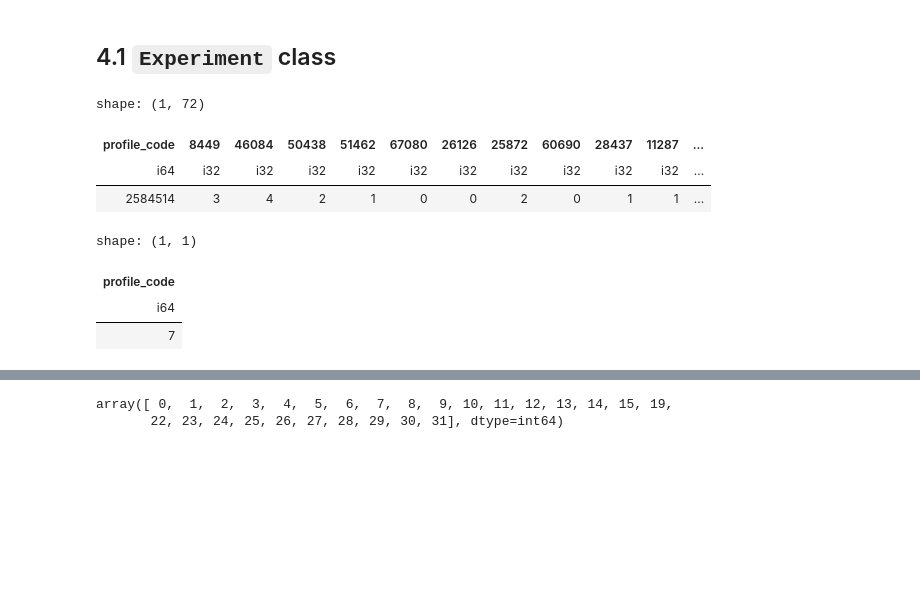
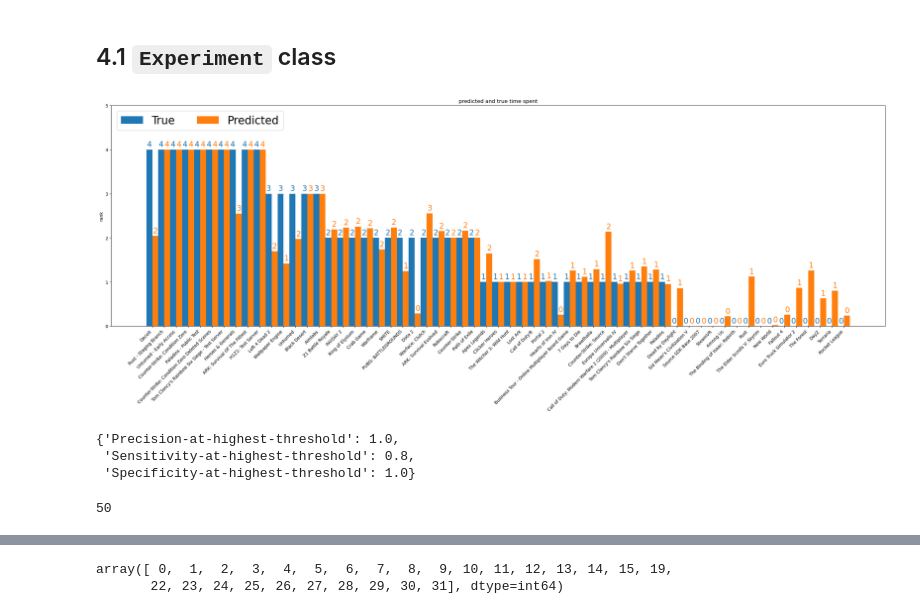
Before and after one commit to Polatucha16/steam_data, a Jupyter notebook: CSMC_experiments.ipynb, the cells around one changed output, grey strips where cells are left out. Cells and saved outputs as stored; diff of their text form; code cells hidden in the pictures; blank space fills up the shorter version.

```diff
--- a/CSMC_experiments.ipynb
+++ b/CSMC_experiments.ipynb
@@ -683,54 +710,86 @@ plt.show()
 # %% [markdown]
 ## 4.1 `Experiment` class
 # %%
+import polars as pl
+import numpy as np
 from games_prediction.experiment import Experiment
 from games_prediction.strategy_factory import StrategyFactory
-
+# profiles= [2584514, 447666]
 factory = StrategyFactory()
-user_and_sample = factory.create_sample('k-top-from-user', user_id=2584514, top=10)
+user_and_sample = factory.create_sample('k-top-from-user', user_id=447666, top=15)
 games_selection = factory.create_game_selection('popular-games', n_total_hours=50, n_total_owned=50)
+game_____naming = factory.create_naming('names-from-db')
 training__users = factory.create_traning_users('close-in-l1', num_of_results=100)
 training___data = factory.create_traning_data('quantile-ranking', percentiles=[0.2, 0.4, 0.6, 0.8])
 join______ranks = factory.create_join('last-column')
-fill____missing = factory.create_filling('CSMC', col_fraction=0.1)
+fill____missing = factory.create_filling('CSMC', col_fraction=0.2)
 rank_norm_strat = factory.create_normalisation('linear-rank', max_rank_value=4)
+test___strategy = factory.create_test('statistical-tests')
+visual_strategy = factory.create_visualization('vertical-bar-plot')
 
 experiment = Experiment(
     user_and_sample,
     games_selection,
+    game_____naming,
     training__users,
     training___data,
     join______ranks,
     fill____missing,
-    rank_norm_strat
+    rank_norm_strat,
+    test___strategy,
+    visual_strategy
     # true_user_histo
 )
 experiment.run()
 # %%
 # experiment.user_code
 # experiment.games_sample
 # experiment.selected_games
 # experiment.inds_of__sample
 # experiment.inds_to_predict
 # experiment.traning_users
 # experiment.traning_users_data
 # experiment.user_ranks
 # experiment.M_incomplete
 # experiment.M_filled[:,-1]
-# experiment.predictions_for_user
+# experiment.predictions_for_user.shape
     # experiment.predictions_for_user[experiment.inds_of__sample]
     # experiment.predictions_for_user[experiment.inds_to_predict]
+# experiment.pred_user_ranks
 # experiment.true_user_ranks
+# experiment.true_history
+# experiment.predictions
+# experiment.true_history.to_numpy()
+# experiment.predictions.to_numpy()
+# experiment.test_results
+experiment.plot()
 # %% [output]
-shape: (1, 72)
-| profile_code | 8449 | 46084 | 50438 | 51462 | 67080 | 26126 | 25872 | 60690 | 28437 | 11287 | ... |
-| i64 | i32 | i32 | i32 | i32 | i32 | i32 | i32 | i32 | i32 | i32 | ... |
-| 2584514 | 3 | 4 | 2 | 1 | 0 | 0 | 2 | 0 | 1 | 1 | ... |
+[figure, added]
-# %%
-import polars as pl
-pl.from_dict(({"profile_code": [7]}))
-# %% [output]
-shape: (1, 1)
-| profile_code |
-| i64 |
-| 7 |
+# %%
+experiment.test_results
+# %% [output]
+{'Precision-at-highest-threshold': 1.0,
+ 'Sensitivity-at-highest-threshold': 0.8,
+ 'Specificity-at-highest-threshold': 1.0}
+# %%
+import numpy as np
+df = pl.concat(
+    [experiment.true_history.select(pl.all().cast(pl.Float64)), experiment.predictions]
+).transpose(
+    include_header=True,
+    header_name="game_code",
+    column_names=["true_history", "predictions"],
+)
+# # true positives
+# df.filter((pl.col('true_history')==4) & (pl.col('predictions')>=3.5))
+
+# # false positives
+# df.filter((pl.col('true_history')<=3) & (pl.col('predictions')>=3.5))
+
+# # false negatives
+# df.filter((pl.col('true_history')==4) & (pl.col('predictions')<3.5))
+
+# true negatives
+df.filter((pl.col('true_history')<4) & (pl.col('predictions')<3.5)).shape[0]
+# %% [output]
+50
```
Also changed, not shown: parts of 17 cells of this notebook, 6 other files.
